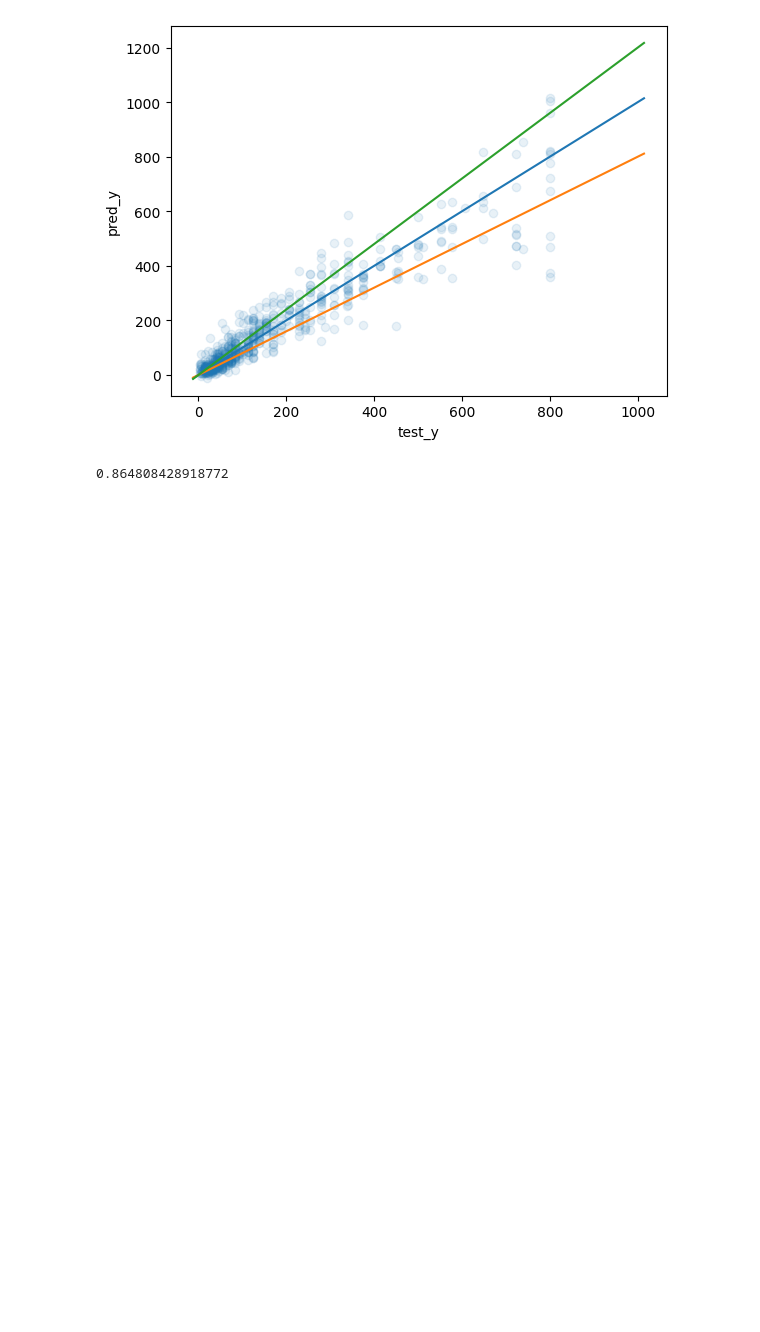
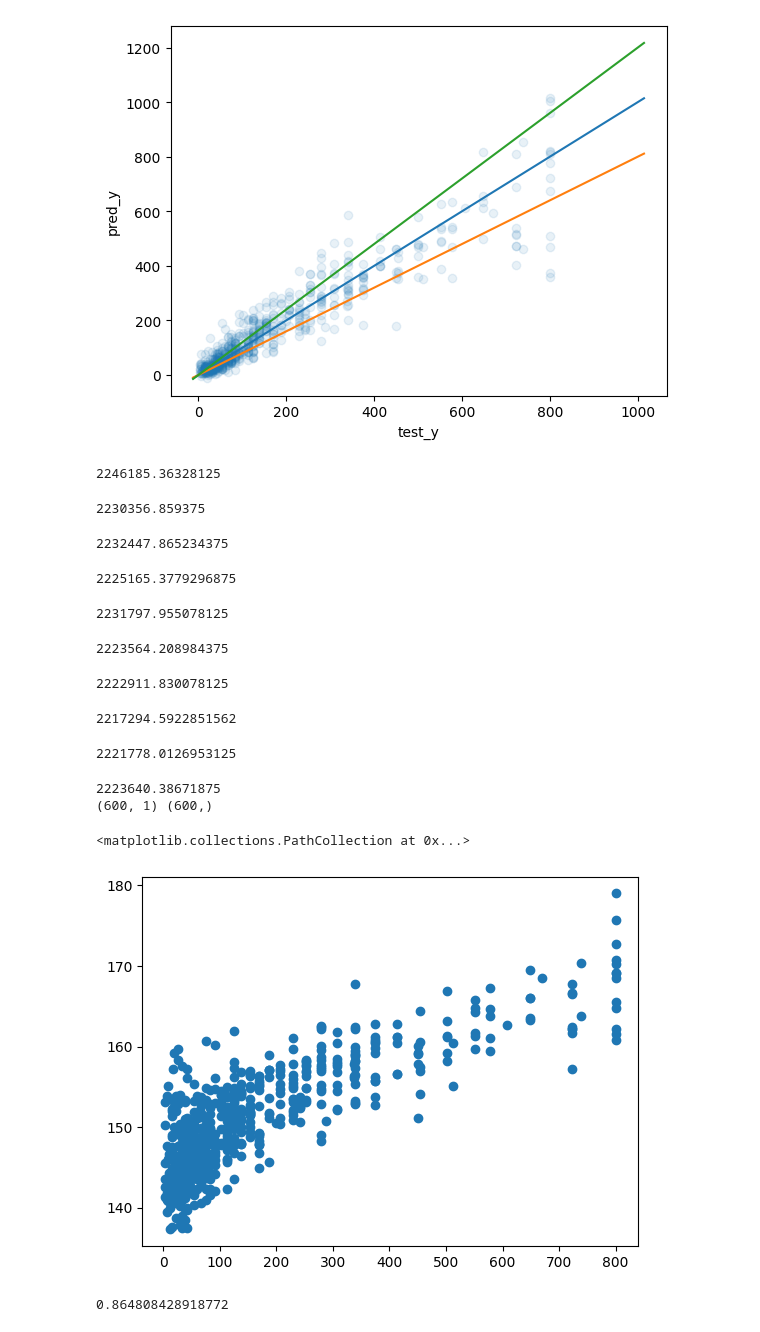
Before and after one commit to tishii2479/ahc030, a Jupyter notebook: notebooks/linear_regression_query_count.ipynb, the cells around one changed output. Saved outputs shown, nothing was run; the diff lists cells and outputs as text; code cells hidden in the pictures; blank space fills up the shorter version.

```diff
--- a/notebooks/linear_regression_query_count.ipynb
+++ b/notebooks/linear_regression_query_count.ipynb
@@ -198,6 +188,64 @@ _ = plt.plot([pred_y.min(), pred_y.max()], [pred_y.min() * 1.2, pred_y.max() * 1
     48 76.89312519917917
 [-12.047324541463354, 1014.4469464461625]
 [figure]
+# %%
+import torch
+
+class Model(torch.nn.Module):
+    def __init__(self, n_feature: int, d_model: int):
+        super().__init__()
+        self.layers = torch.nn.Sequential(
+            torch.nn.Linear(n_feature, d_model),
+            torch.nn.ReLU(),
+            torch.nn.Linear(d_model, d_model),
+            torch.nn.ReLU(),
+            torch.nn.Linear(d_model, d_model),
+            torch.nn.ReLU(),
+            torch.nn.Linear(d_model, 1),
+        )
+
+    def forward(self, x: torch.Tensor) -> torch.Tensor:
+        return self.layers.forward(x)
+
+train_dataset = torch.utils.data.TensorDataset(torch.Tensor(train_x.values), torch.Tensor(train_y.values))
+
+model = Model(n_feature=train_x.shape[1], d_model=32)
+model.train()
+
+criterion = torch.nn.MSELoss()
+optimizer = torch.optim.Adam(model.parameters(), weight_decay=1e-10)
+
+data_loader = torch.utils.data.DataLoader(dataset=train_dataset, shuffle=True, batch_size=32)
+
+for i in tqdm(range(100)):
+    loss_sum = 0
+    for X, y in data_loader:
+        optimizer.zero_grad()
+        y_hat = model.forward(X)
+        loss = criterion(y_hat, y)
+        loss.backward()
+        optimizer.step()
+        loss_sum += loss.item()
+    if (i + 1) % 10 == 0:
+        print(loss_sum)
+
+pred_y = model.forward(torch.Tensor(test_x.values)).detach().numpy()
+print(pred_y.shape, test_y.shape)
+plt.scatter(test_y, pred_y)
+# %% [output]
+2246185.36328125
+2230356.859375
+2232447.865234375
+2225165.3779296875
+2231797.955078125
+2223564.208984375
+2222911.830078125
+2217294.5922851562
+2221778.0126953125
+2223640.38671875
+(600, 1) (600,)
+<matplotlib.collections.PathCollection at 0x...>
+[figure, added]
 # %%
 import lightgbm as lgb
 from sklearn.metrics import r2_score
```
Also changed, not shown: parts of 3 cells of this notebook, 1 other file.
